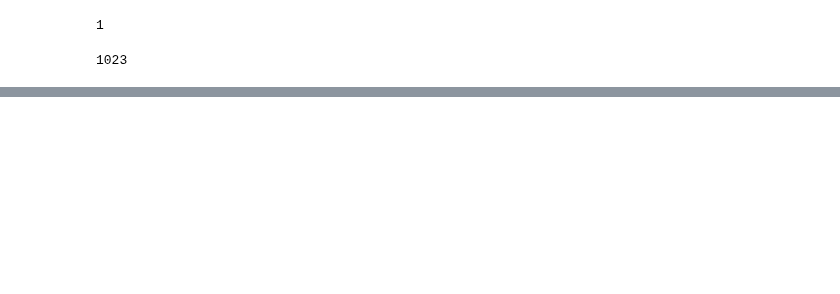
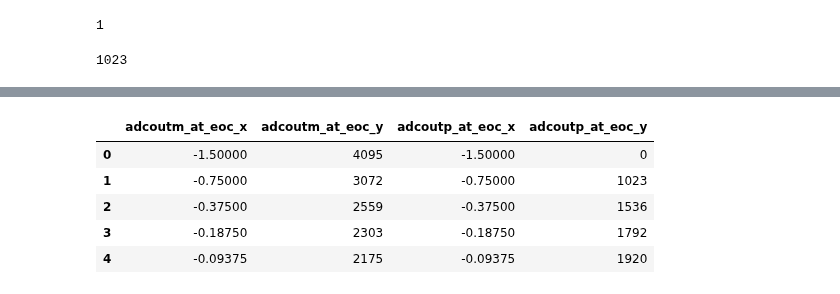
Before and after one commit to venkataratnamb20/quicksilicon, a Jupyter notebook: notebooks/vlsi/pyadc/pyadc.ipynb, the cells around one changed output, grey strips where cells are left out. Saved outputs shown, nothing was run; the diff lists cells and outputs as text; code cells hidden in the pictures; blank space fills up the shorter version.

```diff
--- a/notebooks/vlsi/pyadc/pyadc.ipynb
+++ b/notebooks/vlsi/pyadc/pyadc.ipynb
@@ -287,0 +395,16 @@ assert int(code, 2) == 2**0
+# %%
+
+# data_path = Path(os.getcwd()).parent / "data"
+data_path = Path(os.getcwd()) / "data"
+
+# /content/data/saradc_out_linearity_bitshift250128.csv
+adcout_sim = pd.read_csv(data_path / "saradc_out_linearity_bitshift250128.csv")
+adcout_sim.columns = adcout_sim.columns.str.strip().str.lower().str.replace(" ", "_")
+adcout_sim.head()
+# %% [output]
+|  | adcoutm_at_eoc_x | adcoutm_at_eoc_y | adcoutp_at_eoc_x | adcoutp_at_eoc_y |
+| 0 | -1.50000 | 4095 | -1.50000 | 0 |
+| 1 | -0.75000 | 3072 | -0.75000 | 1023 |
+| 2 | -0.37500 | 2559 | -0.37500 | 1536 |
+| 3 | -0.18750 | 2303 | -0.18750 | 1792 |
+| 4 | -0.09375 | 2175 | -0.09375 | 1920 |
```
Also changed, not shown: parts of 16 cells of this notebook.
